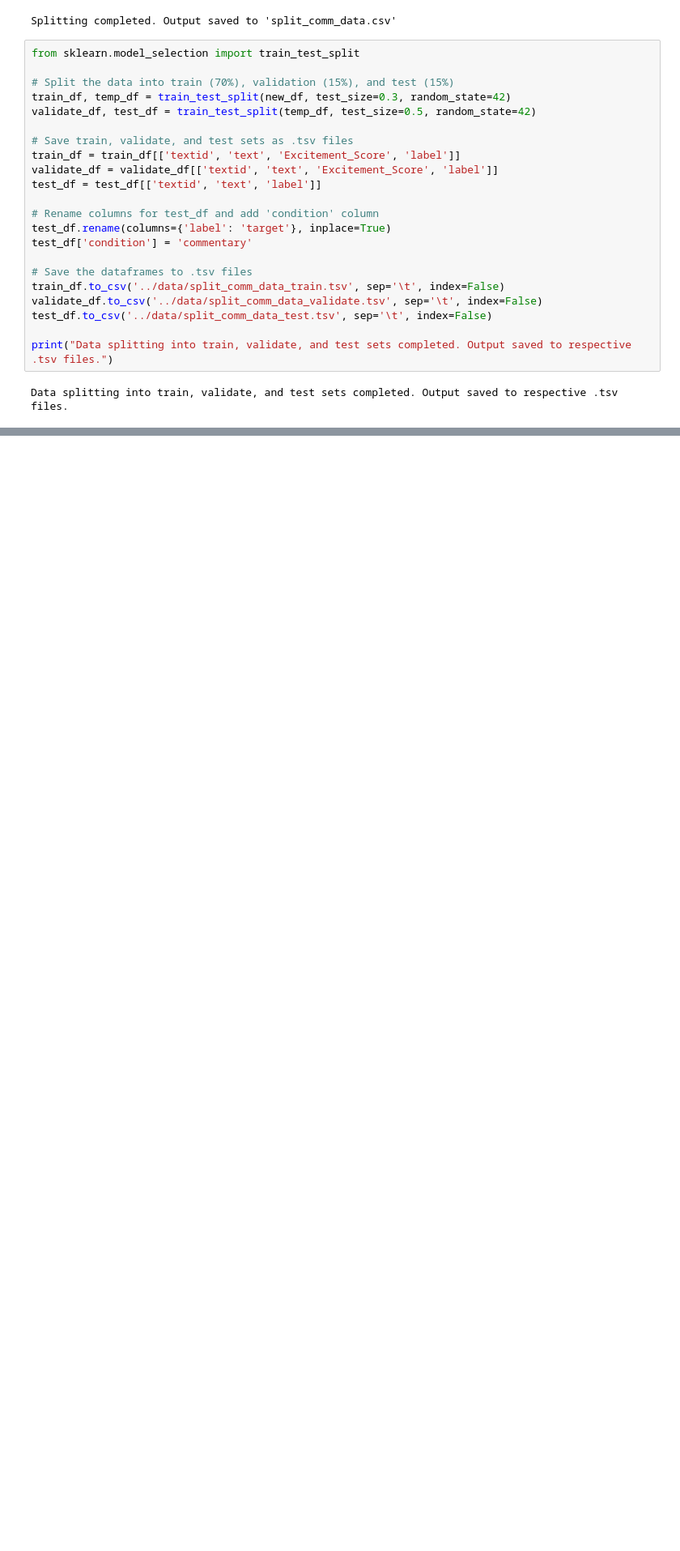
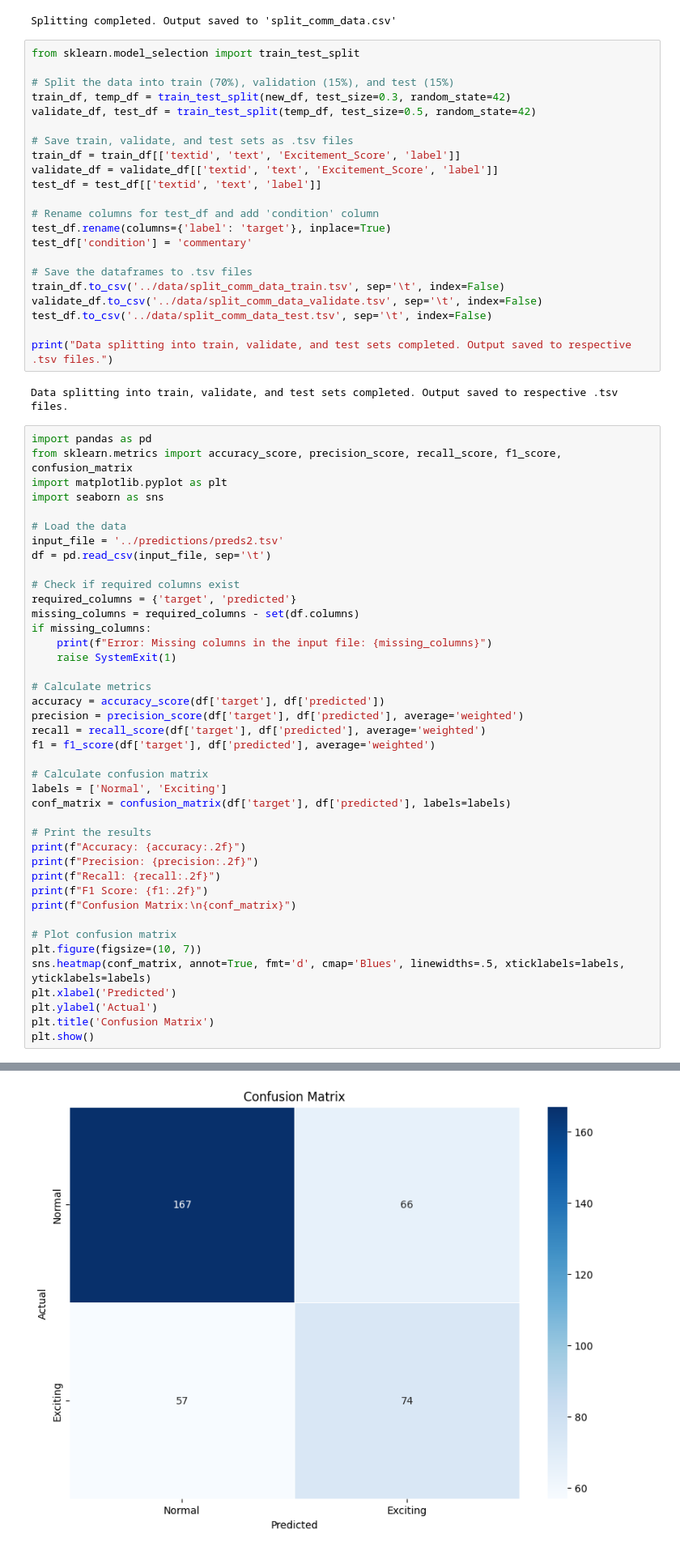
Before and after one commit to James-Njoroge/nlp-final, a Jupyter notebook: scripts/process_data.ipynb, the cells around one changed output, grey strips where cells are left out. Shown: that part at 81% size. Saved outputs shown, nothing was run; the diff lists cells and outputs as text; blank space fills up the shorter version.

```diff
--- a/scripts/process_data.ipynb
+++ b/scripts/process_data.ipynb
@@ -393,3 +393,45 @@ test_df.to_csv('../data/split_comm_data_test.tsv', sep='\t', index=False)
 print("Data splitting into train, validate, and test sets completed. Output saved to respective .tsv files.")
 # %% [output]
 Data splitting into train, validate, and test sets completed. Output saved to respective .tsv files.
+# %%
+import pandas as pd
+from sklearn.metrics import accuracy_score, precision_score, recall_score, f1_score, confusion_matrix
+import matplotlib.pyplot as plt
+import seaborn as sns
+
+# Load the data
+input_file = '../predictions/preds2.tsv'
+df = pd.read_csv(input_file, sep='\t')
+
+# Check if required columns exist
+required_columns = {'target', 'predicted'}
+missing_columns = required_columns - set(df.columns)
+if missing_columns:
+    print(f"Error: Missing columns in the input file: {missing_columns}")
+    raise SystemExit(1)
+
+# Calculate metrics
+accuracy = accuracy_score(df['target'], df['predicted'])
+precision = precision_score(df['target'], df['predicted'], average='weighted')
+recall = recall_score(df['target'], df['predicted'], average='weighted')
+f1 = f1_score(df['target'], df['predicted'], average='weighted')
+
+# Calculate confusion matrix
+labels = ['Normal', 'Exciting']
+conf_matrix = confusion_matrix(df['target'], df['predicted'], labels=labels)
+
+# Print the results
+print(f"Accuracy: {accuracy:.2f}")
+print(f"Precision: {precision:.2f}")
+print(f"Recall: {recall:.2f}")
+print(f"F1 Score: {f1:.2f}")
+print(f"Confusion Matrix:\n{conf_matrix}")
+
+# Plot confusion matrix
+plt.figure(figsize=(10, 7))
+sns.heatmap(conf_matrix, annot=True, fmt='d', cmap='Blues', linewidths=.5, xticklabels=labels, yticklabels=labels)
+plt.xlabel('Predicted')
+plt.ylabel('Actual')
+plt.title('Confusion Matrix')
+plt.show()
+# %% [output]
@@ -395,0 +445 @@ Data splitting into train, validate, and test sets completed. Output saved to re
+[figure, added]
```
Also changed, not shown: parts of 1 cell of this notebook, 2 other files.
